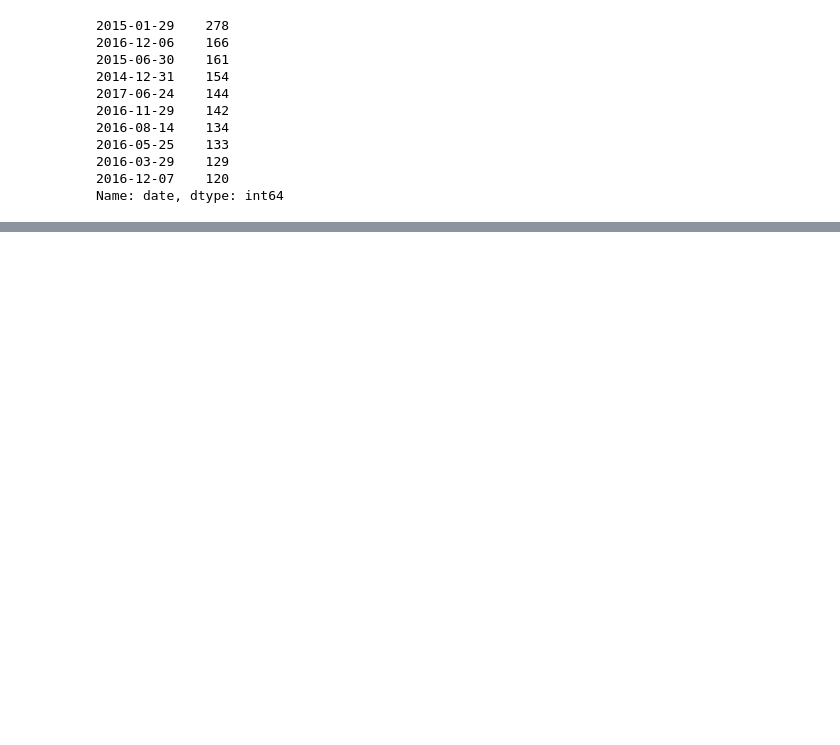
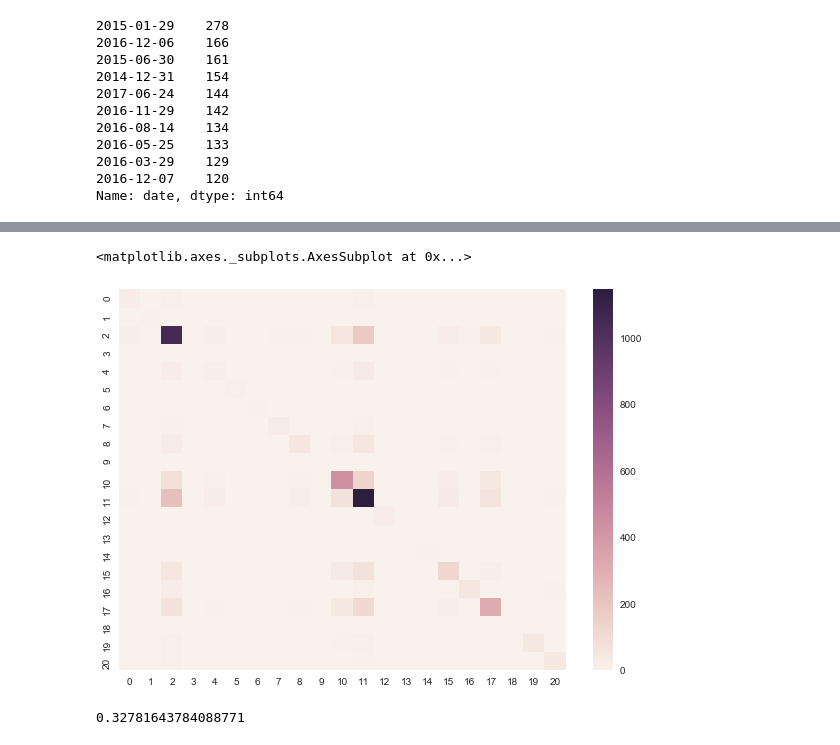
Before and after one commit to guidesc/DSBA---case-study, a Jupyter notebook: RATP.ipynb, the cells around one changed output, grey strips where cells are left out. Saved outputs shown, nothing was run; the diff lists cells and outputs as text; code cells hidden in the pictures; blank space fills up the shorter version.

```diff
--- a/RATP.ipynb
+++ b/RATP.ipynb
@@ -423,0 +710,18 @@ df_consol.groupby(['date_new', 'username']).size().to_csv('tweets_date.csv')
+# %%
+from sklearn.metrics import confusion_matrix
+y_predicted = forest.predict(X_test_scaled)
+confusion = confusion_matrix(y_test, y_predicted)
+df_cm = pd.DataFrame(confusion)
+#sns.set(font_scale=1.4)#for label size
+plt.figure(figsize = (10,7))
+sns.heatmap(df_cm)# font size
+# %% [output]
+<matplotlib.axes._subplots.AxesSubplot at 0x...>
+[figure, added]
+# %%
+boost = AdaBoostClassifier()
+boost.fit(X_train_scaled, y_train)
+y_pred = boost.predict(X_test_scaled)
+accuracy_score(y_test, y_pred)
+# %% [output]
+0.32781643784088771
```
Also changed, not shown: parts of 80 cells of this notebook, 25 other files.
